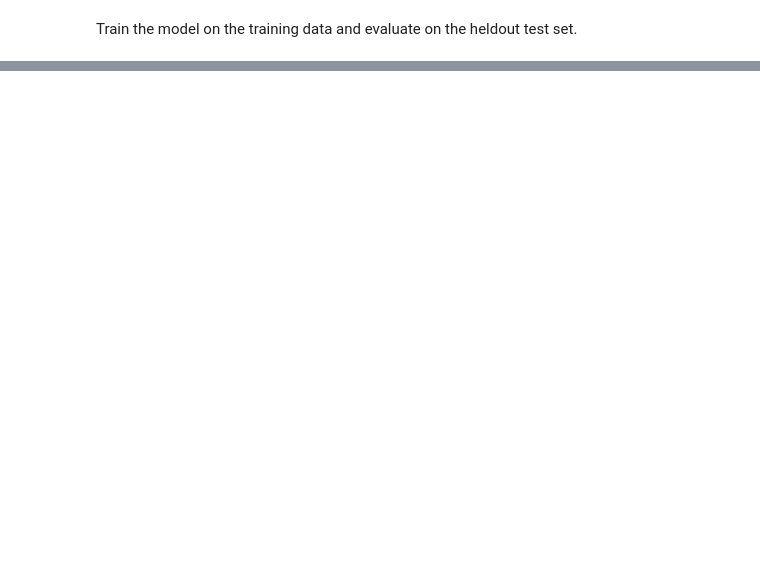
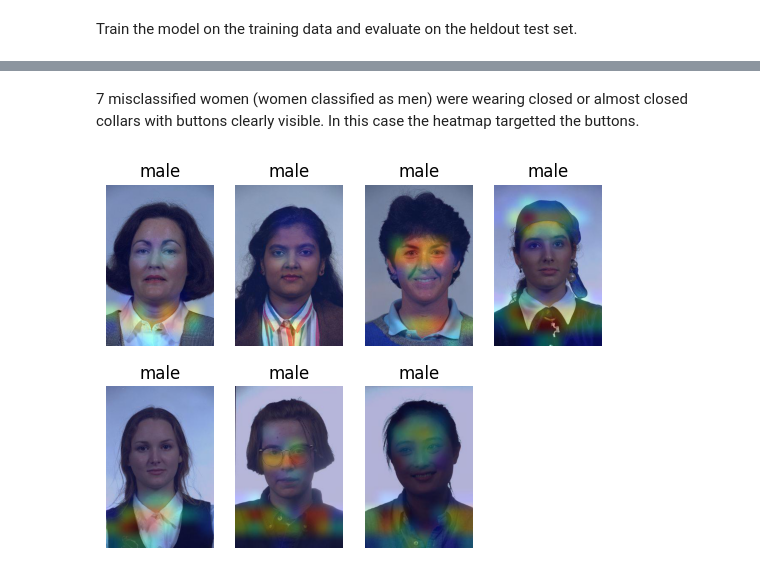
Before and after one commit to avpai-dinosaur/gender_classification, a Jupyter notebook: reu.ipynb, the cells around one changed output, grey strips where cells are left out. Cells and saved outputs as stored; diff of their text form; code cells hidden in the pictures; blank space fills up the shorter version.

```diff
--- a/reu.ipynb
+++ b/reu.ipynb
@@ -203,0 +492,17 @@ model.evaluate(test_data)
+# %% [markdown]
+7 misclassified women (women classified as men) were wearing closed or almost closed collars with buttons clearly visible. In this case the heatmap targetted the buttons.
+# %%
+button_women = ["0164", "0151", "0148", "0143", "0139", "0035", "0031"]
+i = 0
+while (i < 4):
+  for woman in button_women:
+    ax = plt.subplot(2, 4, i + 1)
+    im = PIL.Image.open("/content/drive/MyDrive/(8) Summer 2023 REU/Grad-CAMs/misclassified/female/"
+                        + woman + ".cam.jpg")
+    plt.imshow(im)
+    label = "female"
+    plt.title("male")
+    plt.axis("off")
+    i += 1
+# %% [output]
+[figure, added]
```
Also changed, not shown: parts of 48 cells of this notebook.
